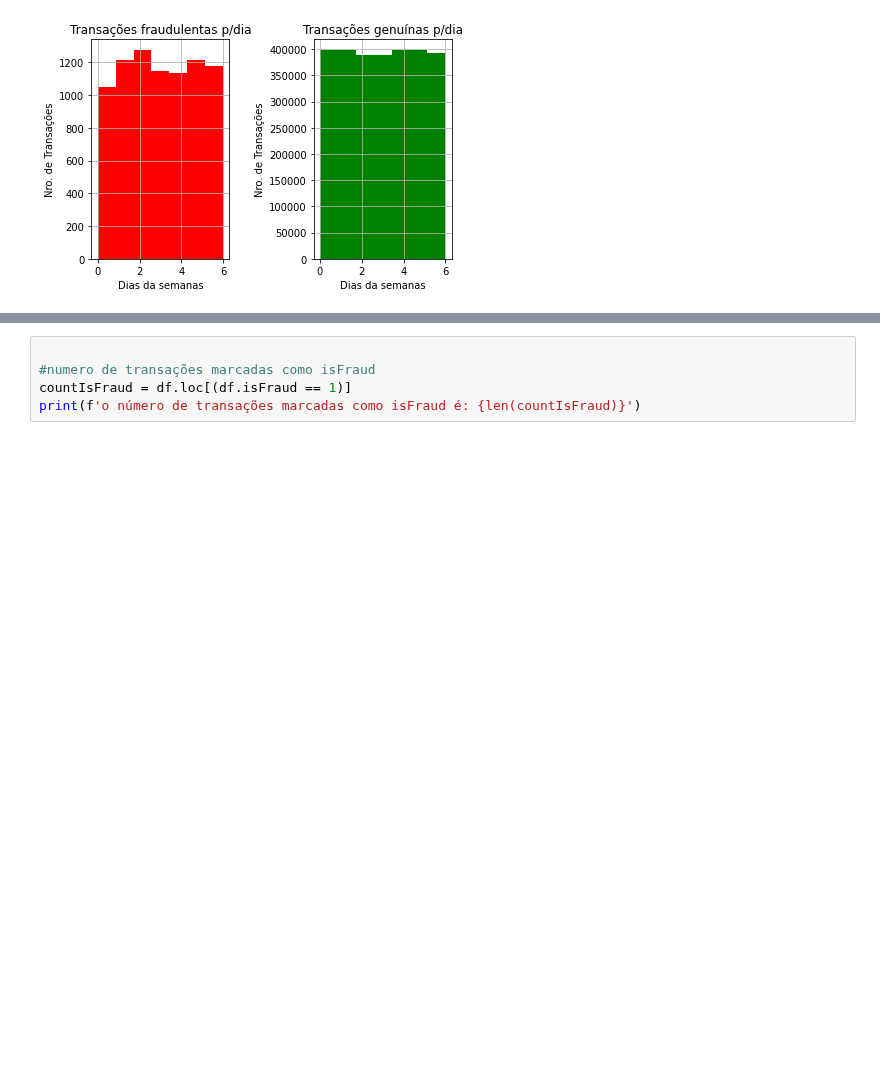
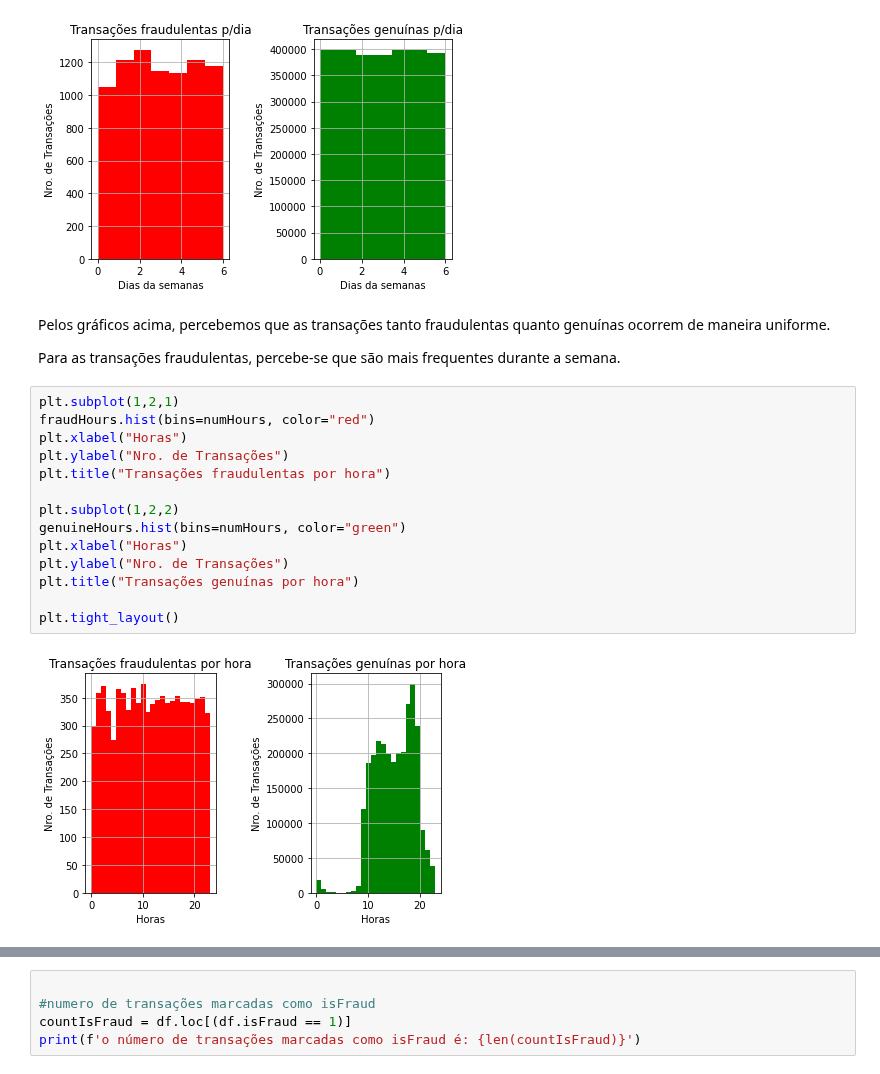
Before and after one commit to victormazevedo/predict-financial-fraud, a Jupyter notebook: Predict_Financial_Fraud.ipynb, the cells around one changed output, grey strips where cells are left out. Cells and saved outputs as stored; diff of their text form; blank space fills up the shorter version.

Commit message:
Finalize transaction's hour analysis

```diff
--- a/Predict_Financial_Fraud.ipynb
+++ b/Predict_Financial_Fraud.ipynb
@@ -417,3 +417,23 @@ plt.title("Transações genuínas p/dia")
 plt.tight_layout()
 # %% [output]
 [figure]
+# %% [markdown]
+Pelos gráficos acima, percebemos que as transações tanto fraudulentas quanto genuínas ocorrem de maneira uniforme.
+
+Para as transações fraudulentas, percebe-se que são mais frequentes durante a semana.
+# %%
+plt.subplot(1,2,1)
+fraudHours.hist(bins=numHours, color="red")
+plt.xlabel("Horas")
+plt.ylabel("Nro. de Transações")
+plt.title("Transações fraudulentas por hora")
+
+plt.subplot(1,2,2)
+genuineHours.hist(bins=numHours, color="green")
+plt.xlabel("Horas")
+plt.ylabel("Nro. de Transações")
+plt.title("Transações genuínas por hora")
+
+plt.tight_layout()
+# %% [output]
+[figure, added]
```
Also changed, not shown: parts of 3 cells of this notebook.
